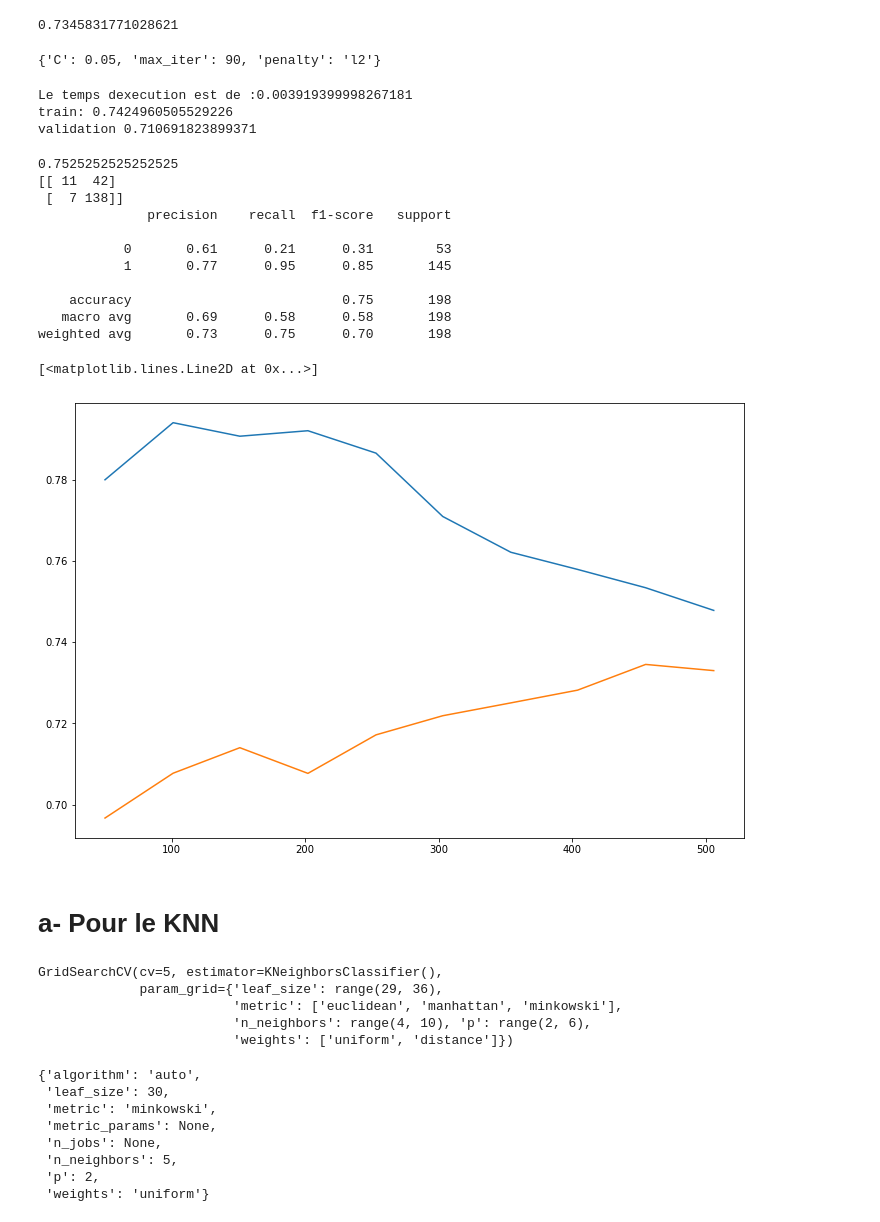
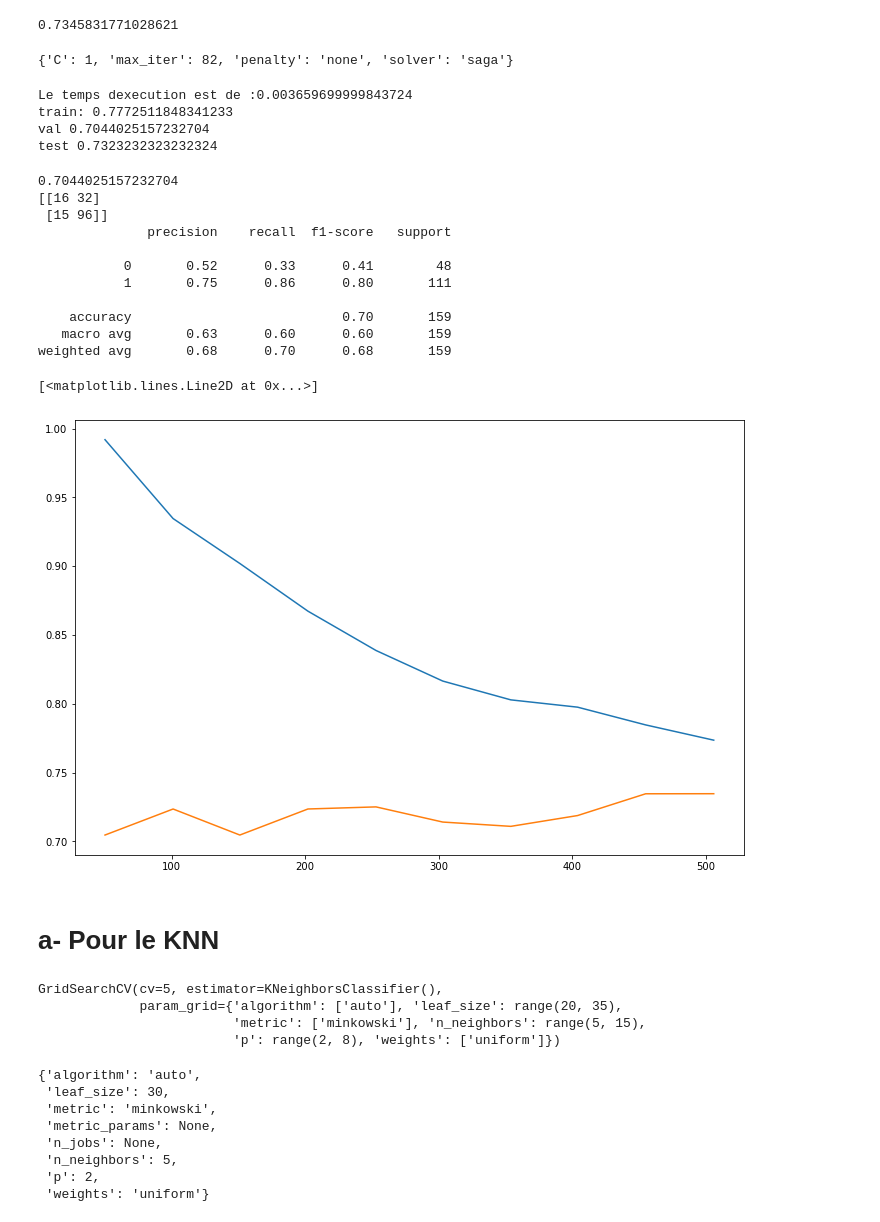
Before and after one commit to lnspeedy/CreditRisk_Classification, a Jupyter notebook: exploration/modèle_Chris_unbalanced.ipynb, the cells around one changed output. Saved outputs shown, nothing was run; the diff lists cells and outputs as text; code cells hidden in the pictures.

```diff
--- a/exploration/modèle_Chris_unbalanced.ipynb
+++ b/exploration/modèle_Chris_unbalanced.ipynb
@@ -194,0 +198,12 @@ Test Score SVC: 0.7169811320754716
+# %%
+nusvc = NuSVC()
+nusvc.fit(X_train, y_train)
+print('Train Score SVC:', nusvc.score(X_train, y_train))
+print('Test Score SVC:', nusvc.score(X_test, y_test))
+
+
+N, train_score, val_score = learning_curve(svc, X_train, y_train, scoring = 'accuracy',cv = 5,
+                                           train_sizes = np.linspace(0.1, 1, 10))
+plt.figure(figsize=(12,8))
+plt.plot(N, train_score.mean(axis = 1), label = 'train score')
+plt.plot(N, val_score.mean(axis = 1), label = 'validation score')
@@ -242,9 +261,10 @@ from sklearn.metrics import confusion_matrix, accuracy_score, auc, f1_score, rec
 # Pour la RL
 
 paramRL = {
-    'penalty': ['l1','l2','elasticnet','none'],
-    'C' : [0.01, 0.02, 0.03, 0.04, 0.05, 0.06, 0.1, 0.2, 0.3, 1, 1.01, 1.02, 2.01, 2.02,2.03,2.04, 3.01],
-    'max_iter': range(90, 105)
+    'penalty': ['none'],
+    'C' : [1,0],
+    'max_iter': 82,
+    'solver' : ['newton-cg', 'lbfgs', 'liblinear', 'sag', 'saga']
 }
 
 gridRL = GridSearchCV(LogisticRegression(), paramRL, cv = 5)
@@ -281,7 +301,7 @@ gridRL.best_score_
 # %%
 gridRL.best_params_
 # %% [output]
-{'C': 0.05, 'max_iter': 90, 'penalty': 'l2'}
+{'C': 1, 'max_iter': 82, 'penalty': 'none', 'solver': 'saga'}
 # %%
 start = timeit.default_timer()
 
@@ -292,54 +312,56 @@ stop = timeit.default_timer()
 execution_time = stop - start
 print("Le temps dexecution est de :" +str(execution_time))
 print("train:",modelRL.score(X_train, y_train))
-print ("validation", modelRL.score(X_val, y_val))
+print ("val", modelRL.score(X_val, y_val))
+print ("test", modelRL.score(X_test, y_test))
 # %% [output]
-Le temps dexecution est de :0.003919399998267181
-train: 0.7424960505529226
-validation 0.710691823899371
+Le temps dexecution est de :0.003659699999843724
+train: 0.7772511848341233
+val 0.7044025157232704
+test 0.7323232323232324
 # %%
-RL = LogisticRegression( C = 0.05, max_iter = 90, penalty = 'l2')
+RL = LogisticRegression( C = 1, max_iter = 82, penalty = 'none', solver = 'saga')
 RL.fit(X_train, y_train)
-y_pred_RL = RL.predict(X_test)
-print(accuracy_score(y_pred_RL, y_test))
-print(confusion_matrix(y_test, y_pred_RL))
-print(classification_report(y_test, y_pred_RL))
+y_pred_RL = RL.predict(X_val)
+print(accuracy_score(y_pred_RL, y_val))
+print(confusion_matrix(y_val, y_pred_RL))
+print(classification_report(y_val, y_pred_RL))
 
 N, train_score, val_score = learning_curve(RL, X_train, y_train, scoring = 'accuracy',cv = 5,
                                            train_sizes = np.linspace(0.1, 1, 10))
 plt.figure(figsize=(12,8))
 plt.plot(N, train_score.mean(axis = 1), label = 'train score')
 plt.plot(N, val_score.mean(axis = 1), label = 'validation score')
 # %% [output]
-0.7525252525252525
-[[ 11  42]
- [  7 138]]
+0.7044025157232704
+[[16 32]
+ [15 96]]
               precision    recall  f1-score   support
 
-           0       0.61      0.21      0.31        53
-           1       0.77      0.95      0.85       145
+           0       0.52      0.33      0.41        48
+           1       0.75      0.86      0.80       111
 
-    accuracy                           0.75       198
-   macro avg       0.69      0.58      0.58       198
-weighted avg       0.73      0.75      0.70       198
+    accuracy                           0.70       159
+   macro avg       0.63      0.60      0.60       159
+weighted avg       0.68      0.70      0.68       159
 [<matplotlib.lines.Line2D at 0x...>]
-[figure, old version]
+[figure, new version]
 # %% [markdown]
 # a- Pour le KNN
 # %%
-paramKNN = {'n_neighbors': range(4, 10),
-            'weights': ['uniform','distance'],
-            'leaf_size' : range(29, 36),
-            'metric': ['euclidean','manhattan', 'minkowski'],
-            'p': range(2, 6)}
+paramKNN = {'n_neighbors': range(5, 15),
+            'algorithm': ['auto'],
+            'metric': ['minkowski'],
+            'weights': ['uniform'],
+            'leaf_size' : range(20, 35),
+            'p': range(2, 8)}
 gridKNN = GridSearchCV(KNeighborsClassifier(), paramKNN, cv=5)
 gridKNN.fit(X_train, y_train)
 # %% [output]
 GridSearchCV(cv=5, estimator=KNeighborsClassifier(),
-             param_grid={'leaf_size': range(29, 36),
-                         'metric': ['euclidean', 'manhattan', 'minkowski'],
-                         'n_neighbors': range(4, 10), 'p': range(2, 6),
-                         'weights': ['uniform', 'distance']})
+             param_grid={'algorithm': ['auto'], 'leaf_size': range(20, 35),
+                         'metric': ['minkowski'], 'n_neighbors': range(5, 15),
+                         'p': range(2, 8), 'weights': ['uniform']})
 # %%
 kn.get_params()
 # %% [output]
```
Also changed, not shown: parts of 81 cells of this notebook.
